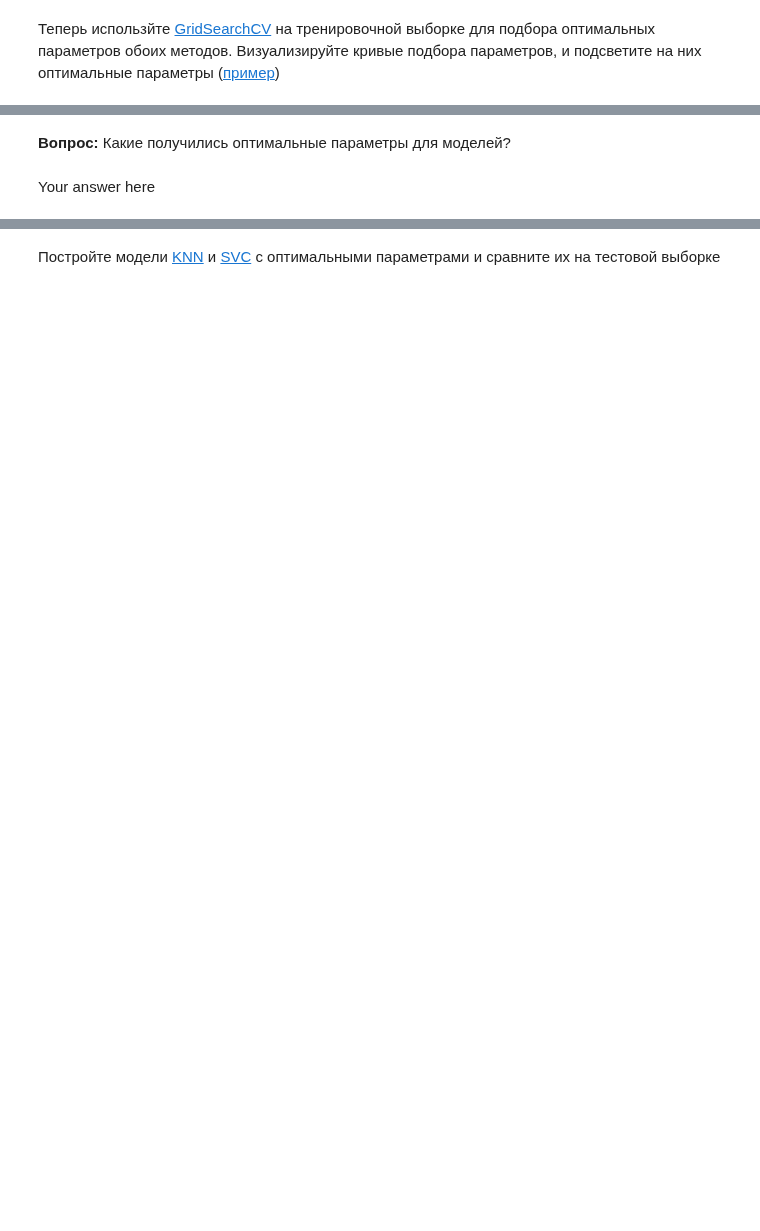
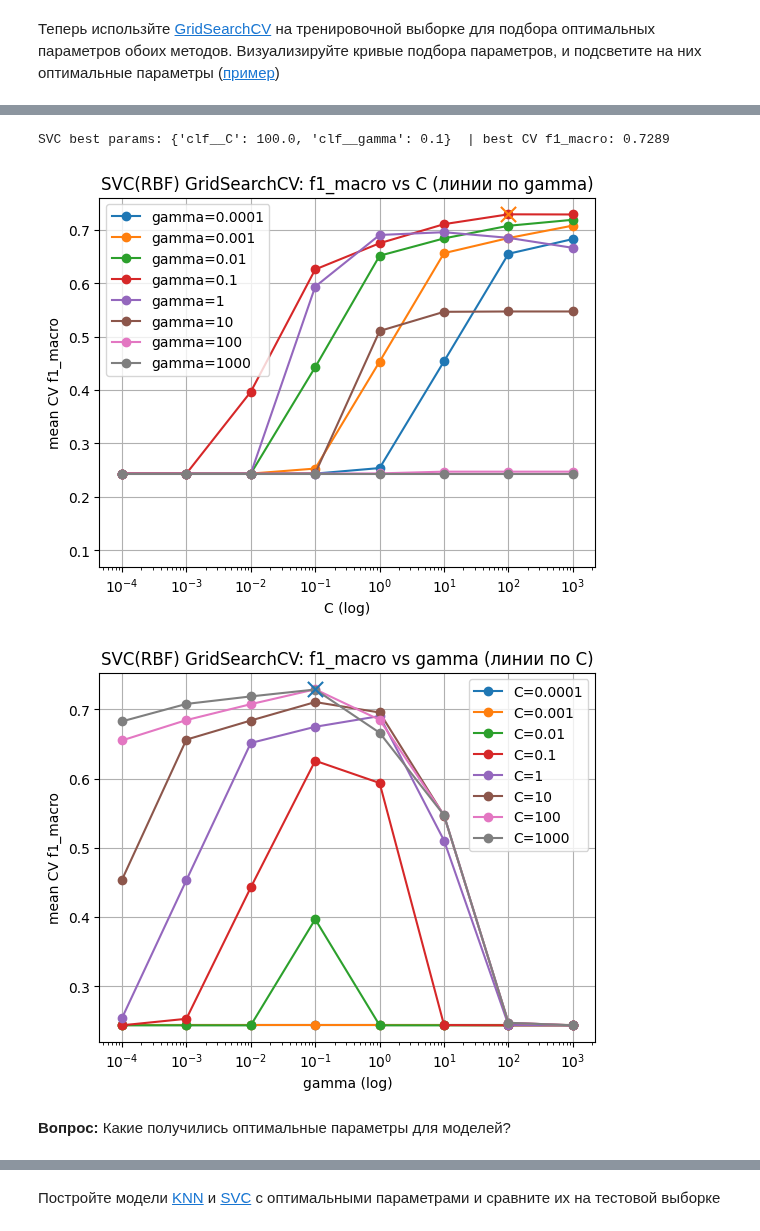
Before and after one commit to Saharochekl/FSR_ML, a Jupyter notebook: hometasks/Theme 6/Sem06_02.ipynb, the cells around one changed output, grey strips where cells are left out. Saved outputs shown, nothing was run; the diff lists cells and outputs as text; code cells hidden in the pictures; blank space fills up the shorter version.

```diff
--- a/hometasks/Theme 6/Sem06_02.ipynb
+++ b/hometasks/Theme 6/Sem06_02.ipynb
@@ -113,4 +333,48 @@ Your answer here
+# %%
+print("SVC best params:", gs_svc.best_params_, " | best CV f1_macro:", f"{gs_svc.best_score_:.4f}")
+
+# Таблица результатов CV
+res_svc = pd.DataFrame(gs_svc.cv_results_).copy()
+
+# Приводим параметры к float (если сетка была числовая)
+res_svc["C"] = res_svc["param_clf__C"].astype(float)
+res_svc["gamma"] = res_svc["param_clf__gamma"].astype(float)
+res_svc["score"] = res_svc["mean_test_score"].astype(float)
+
+# mean_test_score vs C (линии по gamma)
+plt.figure()
+for gval, grp in res_svc.groupby("gamma"):
+    g = grp.sort_values("C")
+    plt.semilogx(g["C"].to_numpy(), g["score"].to_numpy(), marker="o", label=f"gamma={gval:g}")
+bp = gs_svc.best_params_
+plt.scatter(float(bp["clf__C"]), float(bp["clf__gamma"]), s=0)  # фиктивная точка для соответствия типов
+
+# крест в оптимуме
+best_mask = (res_svc["C"] == float(bp["clf__C"])) & (res_svc["gamma"] == float(bp["clf__gamma"]))
+best_row = res_svc.loc[best_mask].iloc[0]
+plt.scatter(best_row["C"], best_row["score"], s=120, marker="x", zorder=5)
+
+plt.title("SVC(RBF) GridSearchCV: f1_macro vs C (линии по gamma)")
+plt.xlabel("C (log)"); plt.ylabel("mean CV f1_macro")
+plt.grid(True); plt.legend()
+plt.show()
+
+# mean_test_score vs gamma (линии по C)
+plt.figure()
+for cval, grp in res_svc.groupby("C"):
+    g = grp.sort_values("gamma")
+    plt.semilogx(g["gamma"].to_numpy(), g["score"].to_numpy(), marker="o", label=f"C={cval:g}")
+
+# крест в оптимуме
+plt.scatter(best_row["gamma"], best_row["score"], s=120, marker="x", zorder=5)
+
+plt.title("SVC(RBF) GridSearchCV: f1_macro vs gamma (линии по C)")
+plt.xlabel("gamma (log)"); plt.ylabel("mean CV f1_macro")
+plt.grid(True); plt.legend()
+plt.show()
+# %% [output]
+SVC best params: {'clf__C': 100.0, 'clf__gamma': 0.1}  | best CV f1_macro: 0.7289
+[figure, added]
+[figure, added]
 # %% [markdown]
 **Вопрос:** Какие получились оптимальные параметры для моделей?
-# %% [markdown]
-Your answer here
```
Also changed, not shown: parts of 23 cells of this notebook.
